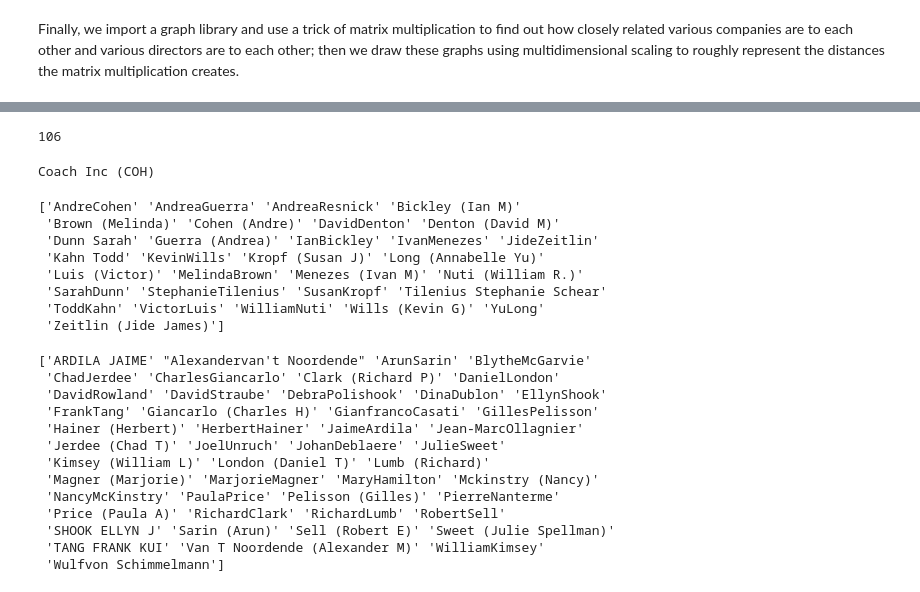
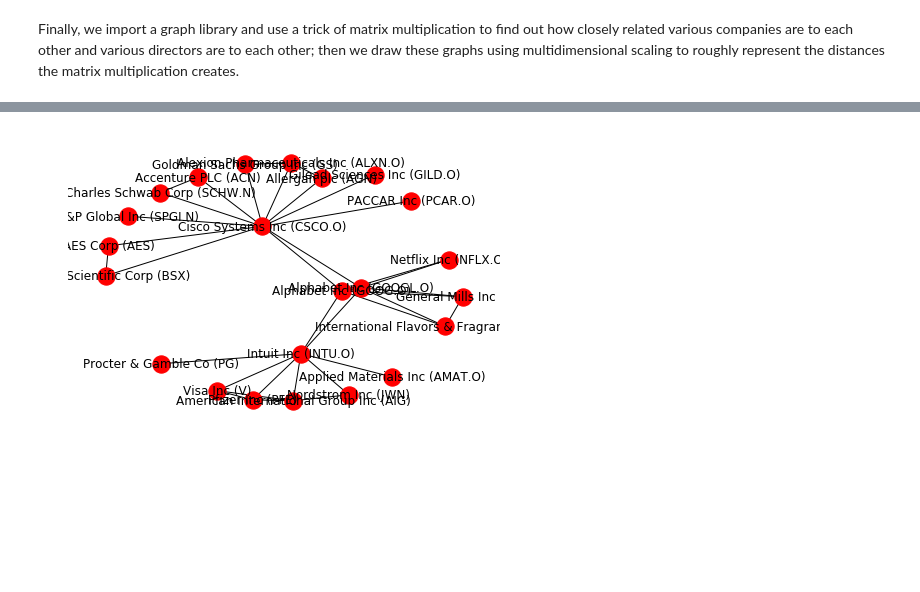
Before and after one commit to cwivagg/s_and_p, a Jupyter notebook: network_analysis.ipynb, the cells around one changed output, grey strips where cells are left out. Saved outputs shown, nothing was run; the diff lists cells and outputs as text; code cells hidden in the pictures; blank space fills up the shorter version.

```diff
--- a/network_analysis.ipynb
+++ b/network_analysis.ipynb
@@ -99 +74,5 @@ plt.show()
+# %%
+get_info('Alphabet Inc (GOOG.O)', 3, entity_type='company')
+# %% [output]
+[figure, added]
 # %%
@@ -100,38 +80,2 @@ plt.show()
 b_cen_com = nx.betweenness_centrality(g_com)
 b_cen_dir = nx.betweenness_centrality(g_dir)
-# %%
-x = np.argmax(com_adj)
-print(np.argmax(com_adj[7,8:]))
-# %% [output]
-106
-# %%
-print(companies[106])
-# %% [output]
-Coach Inc (COH)
-# %%
-print(np.sort(directors[dir_v_com[106,:].astype(bool).flatten()]))
-# %% [output]
-['AndreCohen' 'AndreaGuerra' 'AndreaResnick' 'Bickley (Ian M)'
- 'Brown (Melinda)' 'Cohen (Andre)' 'DavidDenton' 'Denton (David M)'
- 'Dunn Sarah' 'Guerra (Andrea)' 'IanBickley' 'IvanMenezes' 'JideZeitlin'
- 'Kahn Todd' 'KevinWills' 'Kropf (Susan J)' 'Long (Annabelle Yu)'
- 'Luis (Victor)' 'MelindaBrown' 'Menezes (Ivan M)' 'Nuti (William R.)'
- 'SarahDunn' 'StephanieTilenius' 'SusanKropf' 'Tilenius Stephanie Schear'
- 'ToddKahn' 'VictorLuis' 'WilliamNuti' 'Wills (Kevin G)' 'YuLong'
- 'Zeitlin (Jide James)']
-# %%
-print(np.sort(directors[dir_v_com[7,:].astype(bool).flatten()]))
-# %% [output]
-['ARDILA JAIME' "Alexandervan't Noordende" 'ArunSarin' 'BlytheMcGarvie'
- 'ChadJerdee' 'CharlesGiancarlo' 'Clark (Richard P)' 'DanielLondon'
- 'DavidRowland' 'DavidStraube' 'DebraPolishook' 'DinaDublon' 'EllynShook'
- 'FrankTang' 'Giancarlo (Charles H)' 'GianfrancoCasati' 'GillesPelisson'
- 'Hainer (Herbert)' 'HerbertHainer' 'JaimeArdila' 'Jean-MarcOllagnier'
- 'Jerdee (Chad T)' 'JoelUnruch' 'JohanDeblaere' 'JulieSweet'
- 'Kimsey (William L)' 'London (Daniel T)' 'Lumb (Richard)'
- 'Magner (Marjorie)' 'MarjorieMagner' 'MaryHamilton' 'Mckinstry (Nancy)'
- 'NancyMcKinstry' 'PaulaPrice' 'Pelisson (Gilles)' 'PierreNanterme'
- 'Price (Paula A)' 'RichardClark' 'RichardLumb' 'RobertSell'
- 'SHOOK ELLYN J' 'Sarin (Arun)' 'Sell (Robert E)' 'Sweet (Julie Spellman)'
- 'TANG FRANK KUI' 'Van T Noordende (Alexander M)' 'WilliamKimsey'
- 'Wulfvon Schimmelmann']
```
Also changed, not shown: parts of 13 cells of this notebook, 7 other files.
